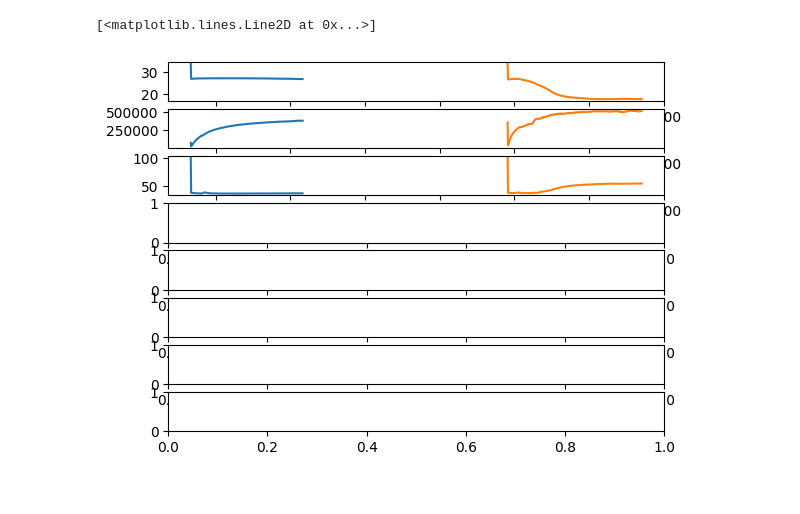
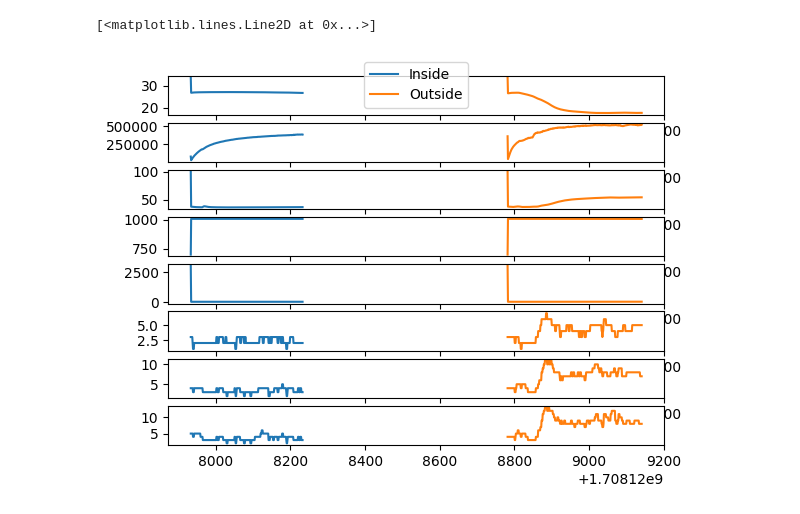
Before and after one commit to Gish-Sky/E11_LabWork, a Jupyter notebook: Week5_Analysis.ipynb, the cells around one changed output. Cells and saved outputs as stored; diff of their text form; code cells hidden in the pictures.

```diff
--- a/Week5_Analysis.ipynb
+++ b/Week5_Analysis.ipynb
@@ -74,19 +76,38 @@ axes[1].plot(x_outside, y_PM10_outside)
 # %%
 fig2, axes = plt.subplots(8)
 
-
-
 #Temperature
-axes[0].plot(x_inside, y_Temperature)
-axes[0].plot(x_outside, y_Temperature_outside)
+axes[0].plot(x_inside, y_Temperature, label = 'Inside')
+axes[0].plot(x_outside, y_Temperature_outside, label = 'Outside')
+axes[0].legend()
 
 #Gas
 axes[1].plot(x_inside, y_Gas)
 axes[1].plot(x_outside, y_Gas_outside)
 
 #Relative Humidity
 axes[2].plot(x_inside, y_Relative_Humidity)
 axes[2].plot(x_outside, y_Relative_Humidity_outside)
+
+#Pressure
+axes[3].plot(x_inside, y_Pressure)
+axes[3].plot(x_outside, y_Pressure_outside)
+
+#Altitude
+axes[4].plot(x_inside, y_Altitude)
+axes[4].plot(x_outside, y_Altitude_outside)
+
+#PM1
+axes[5].plot(x_inside, y_PM1)
+axes[5].plot(x_outside, y_PM1_outside)
+
+#PM2.5
+axes[6].plot(x_inside, y_PM_fivehalves)
+axes[6].plot(x_outside, y_PM_fivehalves_outside)
+
+#PM10
+axes[7].plot(x_inside, y_PM10)
+axes[7].plot(x_outside, y_PM10_outside)
 # %% [output]
 [<matplotlib.lines.Line2D at 0x...>]
-[figure, old version]
+[figure, new version]
```
Also changed, not shown: parts of 3 cells of this notebook.
